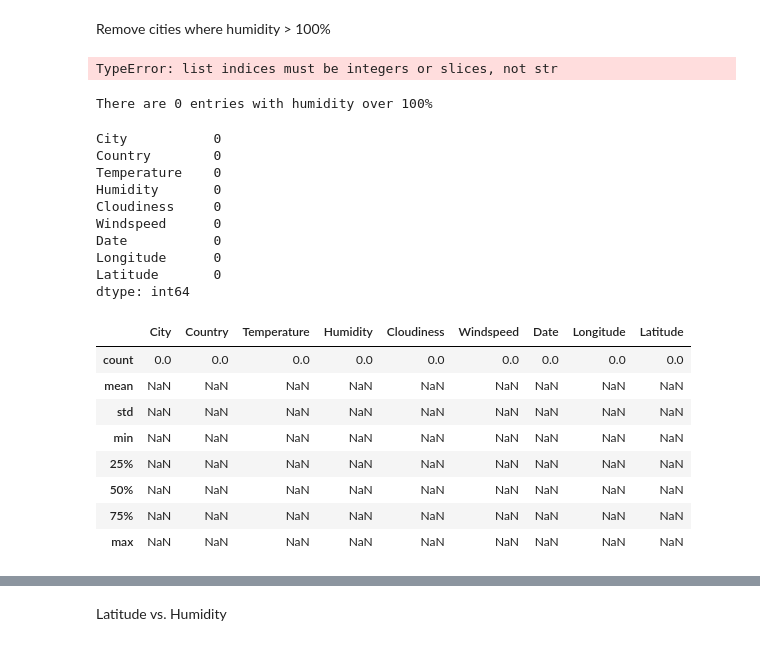
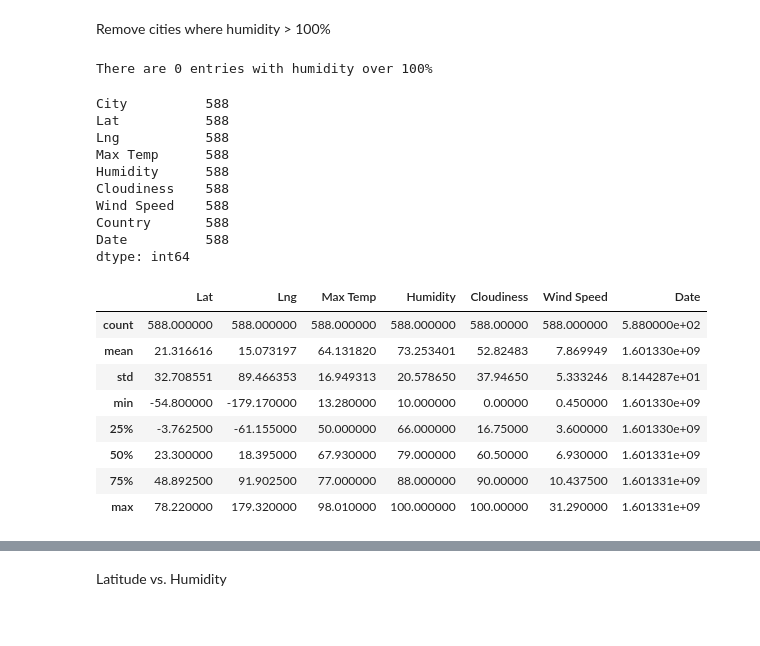
Before and after one commit to sarahgrant11/pythonAPIs-challenge, a Jupyter notebook: WeatherPy.ipynb, the cells around one changed output, grey strips where cells are left out. Saved outputs shown, nothing was run; the diff lists cells and outputs as text; code cells hidden in the pictures.

```diff
--- a/WeatherPy.ipynb
+++ b/WeatherPy.ipynb
@@ -145,40 +168,39 @@ NameError: name 'CityWeatherdf' is not defined
 Remove cities where humidity > 100%
 # %%
 #Filtering out cities that have humidities that are not feasable.
-toohumid = CityWeather.loc[city_data['Humidity'] > 100]
-CityWeather=CityWeather.loc[city_data['Humidity'] <= 100]
+toohumid = CityWeather.loc[CityWeather['Humidity'] > 100]
+CityWeather=CityWeather.loc[CityWeather['Humidity'] <= 100]
-# %% [output]
-TypeError: list indices must be integers or slices, not str
 # %%
 #  Get the indices of cities that have humidity over 100%.
 print(f'There are {len(toohumid)} entries with humidity over 100%')
 # %% [output]
 There are 0 entries with humidity over 100%
 # %%
-#making sure all varables are equal and no missing data
-counts = CityWeather_df.count()
-countsinfo = CityWeather_df.describe()
+#making sure all variables are equal and no missing data
+
+counts = CityWeather.count()
+countsinfo = CityWeather.describe()
 print(counts)
 countsinfo
 # %% [output]
-City           0
-Country        0
-Temperature    0
-Humidity       0
-Cloudiness     0
-Windspeed      0
-Date           0
-Longitude      0
-Latitude       0
+City          588
+Lat           588
+Lng           588
+Max Temp      588
+Humidity      588
+Cloudiness    588
+Wind Speed    588
+Country       588
+Date          588
 dtype: int64
-|  | City | Country | Temperature | Humidity | Cloudiness | Windspeed | Date | Longitude | Latitude |
-| count | 0.0 | 0.0 | 0.0 | 0.0 | 0.0 | 0.0 | 0.0 | 0.0 | 0.0 |
-| mean | NaN | NaN | NaN | NaN | NaN | NaN | NaN | NaN | NaN |
-| std | NaN | NaN | NaN | NaN | NaN | NaN | NaN | NaN | NaN |
-| min | NaN | NaN | NaN | NaN | NaN | NaN | NaN | NaN | NaN |
-| 25% | NaN | NaN | NaN | NaN | NaN | NaN | NaN | NaN | NaN |
-| 50% | NaN | NaN | NaN | NaN | NaN | NaN | NaN | NaN | NaN |
-| 75% | NaN | NaN | NaN | NaN | NaN | NaN | NaN | NaN | NaN |
-| max | NaN | NaN | NaN | NaN | NaN | NaN | NaN | NaN | NaN |
+|  | Lat | Lng | Max Temp | Humidity | Cloudiness | Wind Speed | Date |
+| count | 588.000000 | 588.000000 | 588.000000 | 588.000000 | 588.00000 | 588.000000 | 5.880000e+02 |
+| mean | 21.316616 | 15.073197 | 64.131820 | 73.253401 | 52.82483 | 7.869949 | 1.601330e+09 |
+| std | 32.708551 | 89.466353 | 16.949313 | 20.578650 | 37.94650 | 5.333246 | 8.144287e+01 |
+| min | -54.800000 | -179.170000 | 13.280000 | 10.000000 | 0.00000 | 0.450000 | 1.601330e+09 |
+| 25% | -3.762500 | -61.155000 | 50.000000 | 66.000000 | 16.75000 | 3.600000 | 1.601330e+09 |
+| 50% | 23.300000 | 18.395000 | 67.930000 | 79.000000 | 60.50000 | 6.930000 | 1.601331e+09 |
+| 75% | 48.892500 | 91.902500 | 77.000000 | 88.000000 | 90.00000 | 10.437500 | 1.601331e+09 |
+| max | 78.220000 | 179.320000 | 98.010000 | 100.000000 | 100.00000 | 31.290000 | 1.601331e+09 |
 # %%
 # Extract relevant fields from the data frame
```
Also changed, not shown: parts of 23 cells of this notebook, 10 other files.
